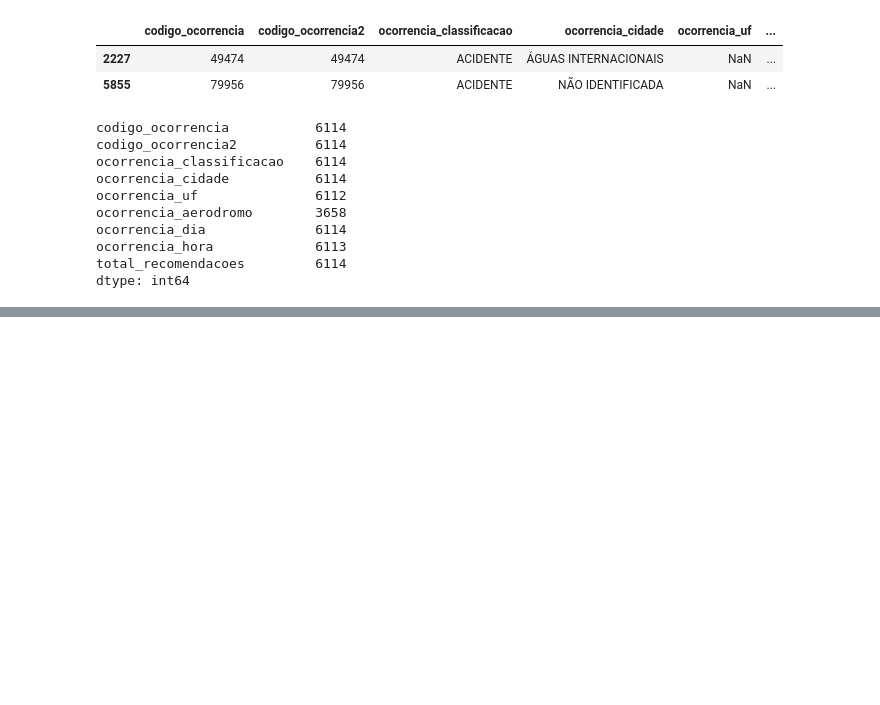
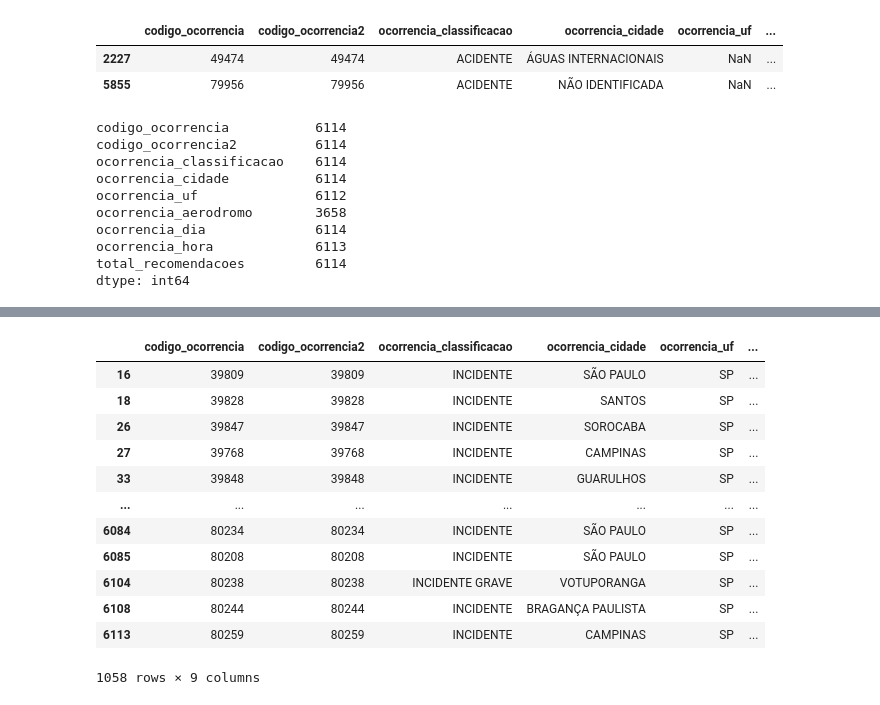
Before and after one commit to angelacpd/etl-dio, a Jupyter notebook: Transform.ipynb, the cells around one changed output, grey strips where cells are left out. Drawn from its saved outputs; the diff is of its cells as text; code cells hidden in the pictures; blank space fills up the shorter version.

```diff
--- a/Transform.ipynb
+++ b/Transform.ipynb
@@ -190,0 +293,19 @@ dtype: int64
+# %%
+# Filter rows where ocorrencia_classificacao is ('INCIDENTE GRAVE' or 'INCIDENTE') and ocorrencia_uf is 'SP'
+filter_classification = (df.ocorrencia_classificacao == 'INCIDENTE GRAVE') | (df.ocorrencia_classificacao == 'INCIDENTE')
+filter_state = df.ocorrencia_uf == 'SP'
+df.loc[filter_classification & filter_state]
+# %% [output]
+|  | codigo_ocorrencia | codigo_ocorrencia2 | ocorrencia_classificacao | ocorrencia_cidade | ocorrencia_uf | ... |
+| 16 | 39809 | 39809 | INCIDENTE | SÃO PAULO | SP | ... |
+| 18 | 39828 | 39828 | INCIDENTE | SANTOS | SP | ... |
+| 26 | 39847 | 39847 | INCIDENTE | SOROCABA | SP | ... |
+| 27 | 39768 | 39768 | INCIDENTE | CAMPINAS | SP | ... |
+| 33 | 39848 | 39848 | INCIDENTE | GUARULHOS | SP | ... |
+| ... | ... | ... | ... | ... | ... | ... |
+| 6084 | 80234 | 80234 | INCIDENTE | SÃO PAULO | SP | ... |
+| 6085 | 80208 | 80208 | INCIDENTE | SÃO PAULO | SP | ... |
+| 6104 | 80238 | 80238 | INCIDENTE GRAVE | VOTUPORANGA | SP | ... |
+| 6108 | 80244 | 80244 | INCIDENTE | BRAGANÇA PAULISTA | SP | ... |
+| 6113 | 80259 | 80259 | INCIDENTE | CAMPINAS | SP | ... |
+1058 rows × 9 columns
```
Also changed, not shown: parts of 7 cells of this notebook.
